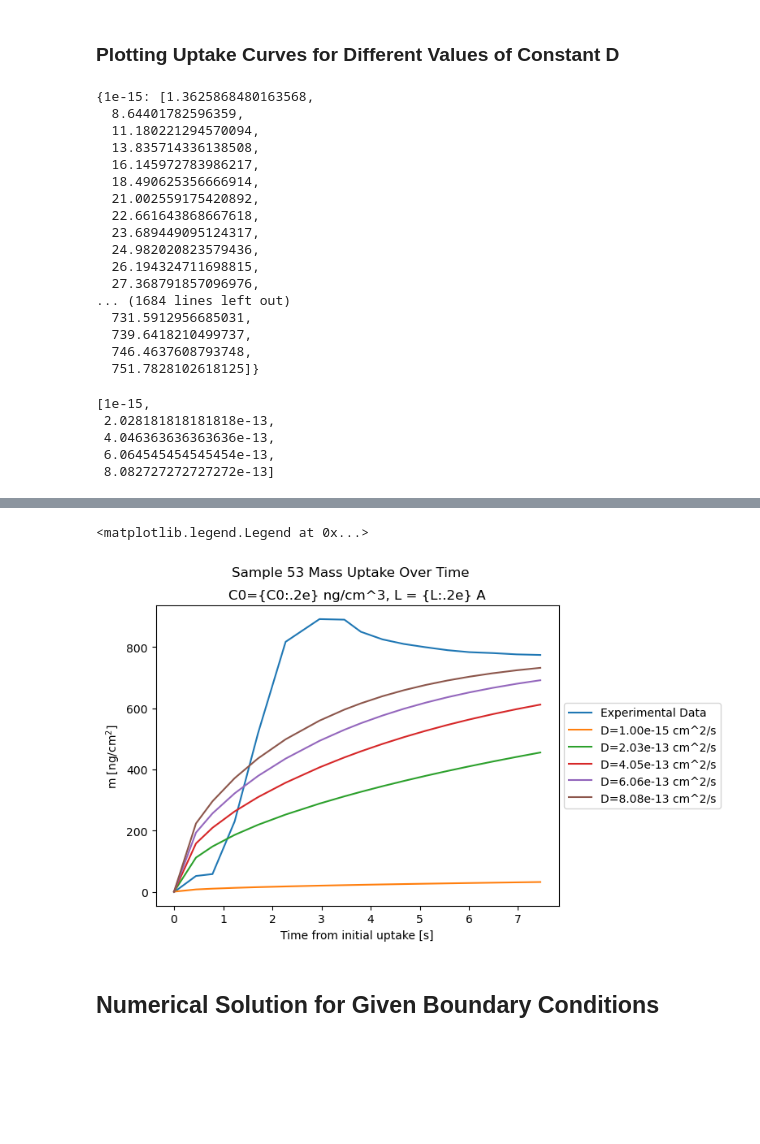
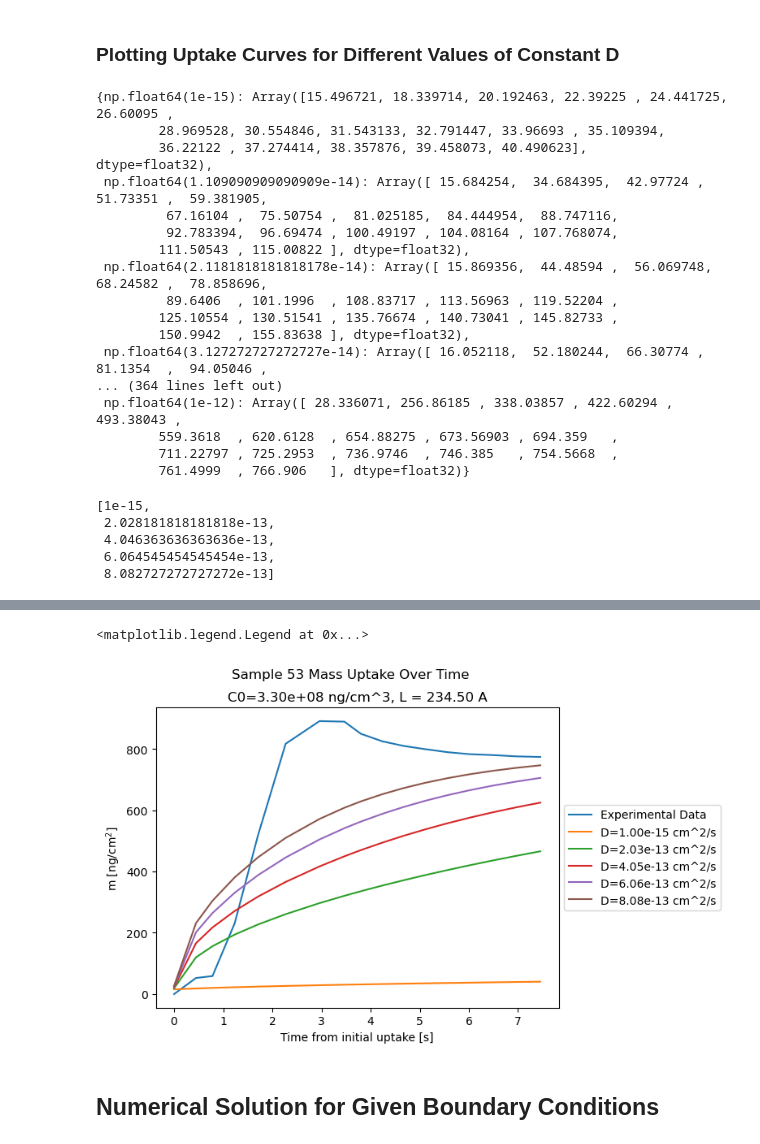
Before and after one commit to william-dove/Diffusion-Modeling, a Jupyter notebook: DopantUptake.ipynb, the cells around one changed output, grey strips where cells are left out. Drawn from its saved outputs; the diff is of its cells as text; code cells hidden in the pictures; blank space fills up the shorter version.

```diff
--- a/DopantUptake.ipynb
+++ b/DopantUptake.ipynb
@@ -643,8 +643,8 @@ times = df['Time shifted [s]'] # [s]
 m_exp = df['C1_m [ng/cm^2]']   # [ng/cm^2]
 
 
-L = thicknesses.loc[53, 'Thickness [A]'] # [A]
-L *= 1e-8 # [cm]
+L_A = thicknesses.loc[53, 'Thickness [A]'] # [A]
+L = L_A*1e-8 # [cm]
 
 # Divide final uptake (assuming steady state reached) by the length to get assumed boundary concentration
 C0 = m_exp.iloc[-1]/L # [ng/cm^3]
@@ -685,29 +685,31 @@ Assumed boundary concentration: 3.30e+08 ng/cm^3
 ### Plotting Uptake Curves for Different Values of Constant D
 # %%
 m_an = {}
+k=0
+f = lambda x: jnp.ones_like(x)*D
 
 for D in np.linspace(1e-15, 1e-12, 100):
-    m_an[D] = an_uptake(C0, D, L, times)
+    m_an[D] = num_uptake(C0, f, k, L, times, Nx=50, Nt=2800, theta=0.55)
 
 m_an
 # %% [output]
-{1e-15: [1.3625868480163568,
-  8.64401782596359,
-  11.180221294570094,
-  13.835714336138508,
-  16.145972783986217,
-  18.490625356666914,
-  21.002559175420892,
-  22.661643868667618,
-  23.689449095124317,
-  24.982020823579436,
-  26.194324711698815,
-  27.368791857096976,
-... (1684 lines left out)
-  731.5912956685031,
-  739.6418210499737,
-  746.4637608793748,
-  751.7828102618125]}
+{np.float64(1e-15): Array([15.496721, 18.339714, 20.192463, 22.39225 , 24.441725, 26.60095 ,
+        28.969528, 30.554846, 31.543133, 32.791447, 33.96693 , 35.109394,
+        36.22122 , 37.274414, 38.357876, 39.458073, 40.490623],      dtype=float32),
+ np.float64(1.109090909090909e-14): Array([ 15.684254,  34.684395,  42.97724 ,  51.73351 ,  59.381905,
+         67.16104 ,  75.50754 ,  81.025185,  84.444954,  88.747116,
+         92.783394,  96.69474 , 100.49197 , 104.08164 , 107.768074,
+        111.50543 , 115.00822 ], dtype=float32),
+ np.float64(2.1181818181818178e-14): Array([ 15.869356,  44.48594 ,  56.069748,  68.24582 ,  78.858696,
+         89.6406  , 101.1996  , 108.83717 , 113.56963 , 119.52204 ,
+        125.10554 , 130.51541 , 135.76674 , 140.73041 , 145.82733 ,
+        150.9942  , 155.83638 ], dtype=float32),
+ np.float64(3.127272727272727e-14): Array([ 16.052118,  52.180244,  66.30774 ,  81.1354  ,  94.05046 ,
+... (364 lines left out)
+ np.float64(1e-12): Array([ 28.336071, 256.86185 , 338.03857 , 422.60294 , 493.38043 ,
+        559.3618  , 620.6128  , 654.88275 , 673.56903 , 694.359   ,
+        711.22797 , 725.2953  , 736.9746  , 746.385   , 754.5668  ,
+        761.4999  , 766.906   ], dtype=float32)}
 # %%
 list(m_an.keys())[::20]
 # %% [output]
@@ -739,21 +741,21 @@ list(m_an.items())[::20]
 # %%
 plt.plot(times, m_exp, label='Experimental Data')
 
 for D, uptake in list(m_an.items())[::20]:
 
     plt.plot(times, uptake, label=f'D={D:.2e} cm^2/s')
 
 
 plt.xlabel('Time from initial uptake [s]')
 plt.ylabel('m [ng/cm$^2$]')
 
 plt.suptitle('Sample 53 Mass Uptake Over Time')
-plt.title('C0={C0:.2e} ng/cm^3, L = {L:.2e} A')
+plt.title(f'C0={C0:.2e} ng/cm^3, L = {L_A:.2f} A')
 
 plt.legend(loc="center left", bbox_to_anchor=(1, 0.5))
 # %% [output]
 <matplotlib.legend.Legend at 0x...>
-[figure, old version]
+[figure, new version]
 # %% [markdown]
 ## Numerical Solution for Given Boundary Conditions
 # %% [markdown]
```
Also changed, not shown: parts of 13 cells of this notebook.
